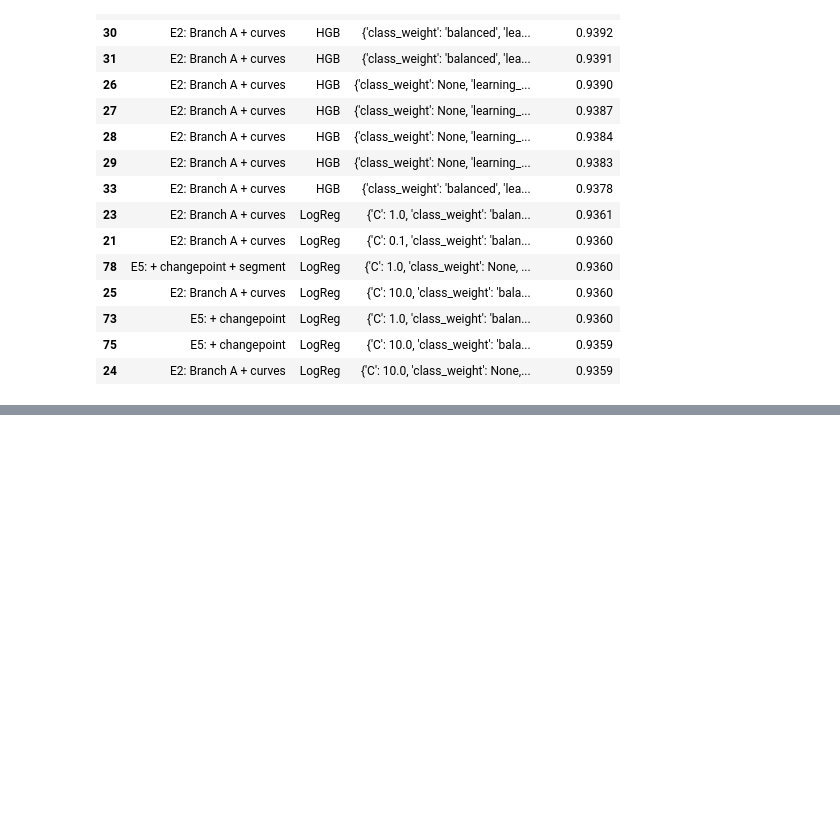
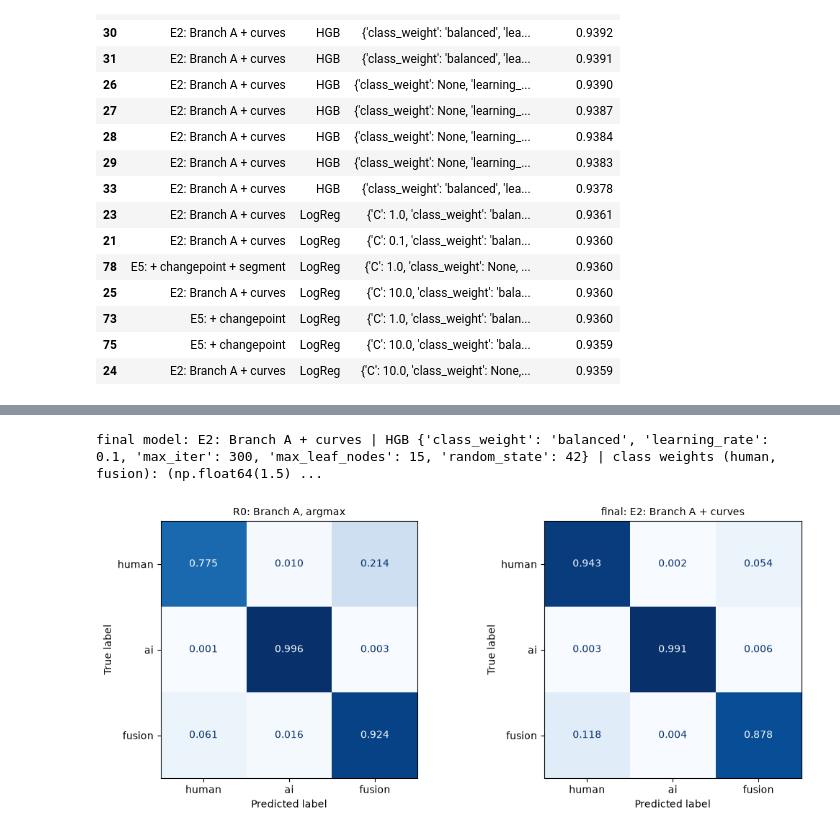
Before and after one commit to ruzhylopv/aiGeneratedTextDetection-ai-hw3, a Jupyter notebook: notebooks/curve_stacker.ipynb, the cells around one changed output, grey strips where cells are left out. Saved outputs shown, nothing was run; the diff lists cells and outputs as text; code cells hidden in the pictures; blank space fills up the shorter version.

```diff
--- a/notebooks/curve_stacker.ipynb
+++ b/notebooks/curve_stacker.ipynb
@@ -332,0 +366,15 @@ results.drop(columns=["model", "weights"]).round(4)
+# %%
+FINAL = max(best_runs, key=lambda name: best_runs[name]["cv_macro_f1"])
+final_fit = fitted[FINAL]
+print(f"final model: {FINAL} | {best_runs[FINAL]['model']} {best_runs[FINAL]['params']} | "
+      f"class weights (human, fusion): {final_fit['weights']}")
+
+fig, axes = plt.subplots(1, 2, figsize=(11, 4.5))
+for ax, (title, pred) in zip(axes, [("R0: Branch A, argmax", R0_PRED), (f"final: {FINAL}", final_fit["val_pred"])]):
+    ConfusionMatrixDisplay.from_predictions(y["val"], pred, labels=LABELS, normalize="true", values_format=".3f",
+                                            cmap="Blues", colorbar=False, ax=ax)
+    ax.set_title(title, fontsize=10)
+fig.tight_layout();
+# %% [output]
+final model: E2: Branch A + curves | HGB {'class_weight': 'balanced', 'learning_rate': 0.1, 'max_iter': 300, 'max_leaf_nodes': 15, 'random_state': 42} | class weights (human, fusion): (np.float64(1.5) ...
+[figure, added]
```
Also changed, not shown: parts of 11 cells of this notebook, 3 other files.
